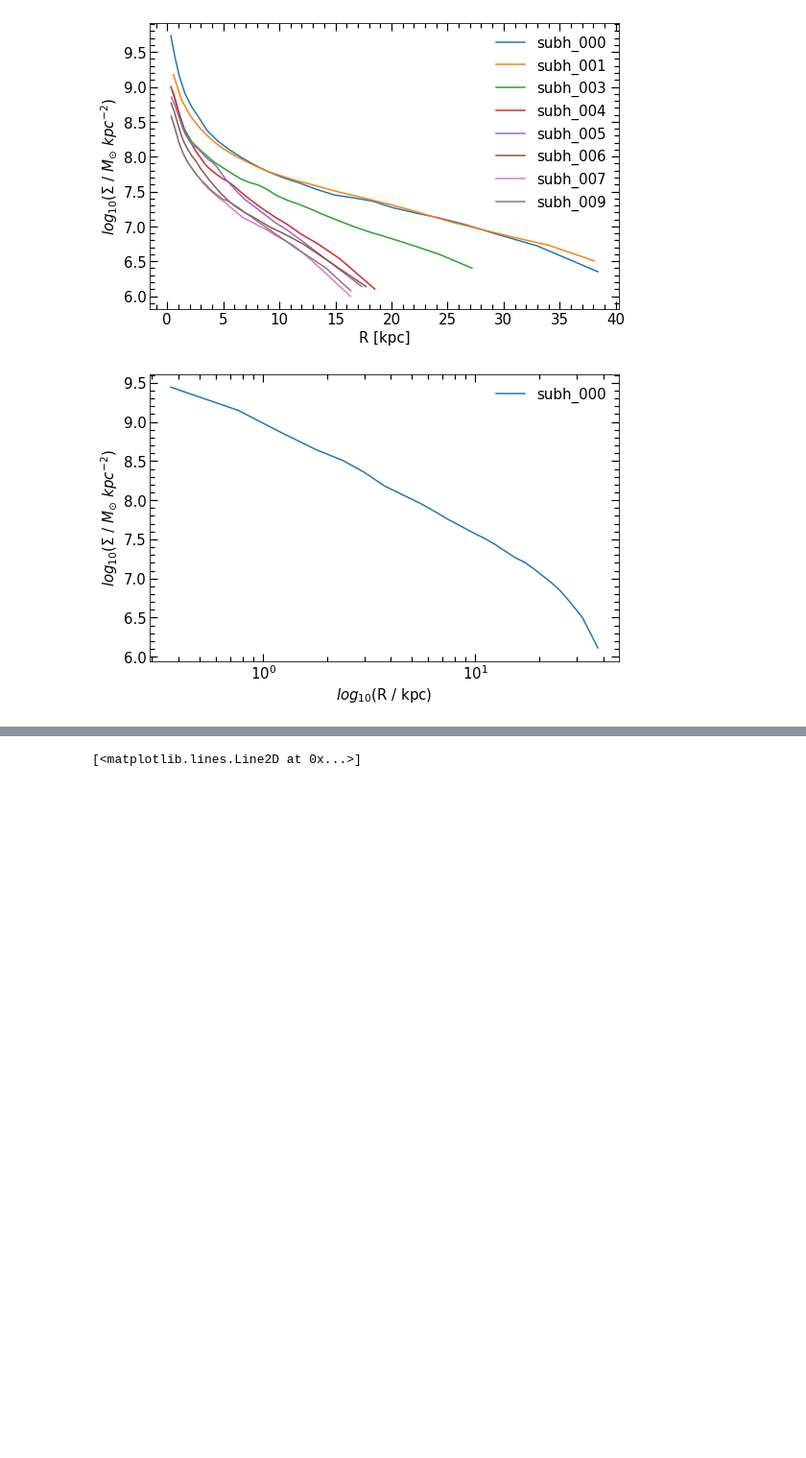
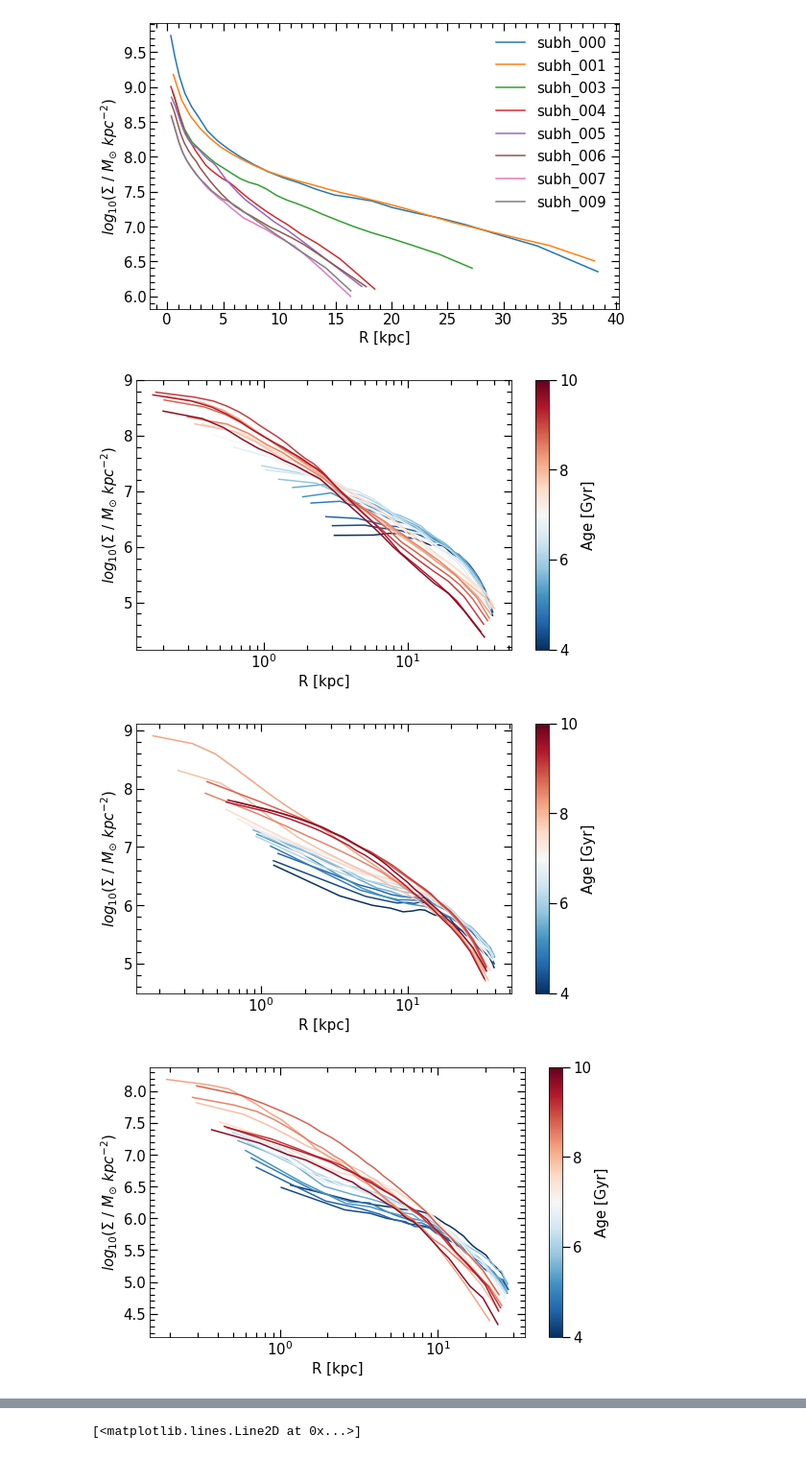
Before and after one commit to ornemarioni/gradients, a Jupyter notebook: programs/surface_density.ipynb, the cells around one changed output, grey strips where cells are left out. Shown: that part at 96% size. Cells and saved outputs as stored; diff of their text form; code cells hidden in the pictures; blank space fills up the shorter version.

```diff
--- a/programs/surface_density.ipynb
+++ b/programs/surface_density.ipynb
@@ -114,11 +114,12 @@ import rotation_mio as rot
 import numpy as np
 import time_conversion as time
 import bines2 as bines
+import matplotlib as mpl
 
 
 path = '/z/omarioni/gradients/_simulations/snap_127/'
 
-for j in subh_ind[:1]:
+for j in subh_ind[:8]:
 
     snap = h5py.File(path + 'subhalo_'+str('%03d'%j)+'.h5py', 'r')
 
@@ -162,42 +163,71 @@ for j in subh_ind[:1]:
     vz = v_z - vzcm
 
     e1x,e2x,e3x,e1y,e2y,e3y,e1z,e2z,e3z = rot.rot1(mstr,xstr,ystr,zstr,vx,vy,vz,5)
 
     xn  = e1x*xstr + e1y*ystr + e1z*zstr
     yn  = e2x*xstr + e2y*ystr + e2z*zstr
     zn  = e3x*xstr + e3y*ystr + e3z*zstr
     vxn = e1x*vx + e1y*vy + e1z*vz
     vyn = e2x*vx + e2y*vy + e2z*vz
     vzn = e3x*vx + e3y*vy + e3z*vz
 
     rn = np.sqrt(xn**2 + yn**2 + zn**2 )
 
     limit, = np.where(rn < 0.15*R200 )
 
     age_ = age[limit]
 
-    edades, = np.where((age_>4) & (age_<10))
 
-    R = np.sqrt(xn[limit][edades]**2+yn[limit][edades]**2)
-    mass = mstr[limit][edades]
-
-    nbin = 25
-    den = density.surf_density(R,mass*1e10,nbin)
+#     edades, = np.where((age_>4) & (age_<10))
+    x_str = xn[limit]
+    y_str = yn[limit]
+    z_str = zn[limit]
 
     fig, ax = plt.subplots(nrows=1, ncols=1, figsize=(8,5))
-    fig.subplots_adjust(bottom=0.1, left =0.12, right = 0.97, top = 0.93, wspace=0., hspace= 0)
+    fig.subplots_adjust(bottom=0.15, left =0.12, right = 0.97, top = 0.93, wspace=0., hspace= 0)
 
-    ax.plot(den[1],np.log10(den[0]), ls='-', label='subh_'+str('%03d'%j))
+    if j == 9:
+        nb = 8
+    else:
+        nb = 20
+
+    delta = (10.-4.)/nb
+    rango = np.arange(4,10,delta)
+
+
+    color_range = np.linspace(4,10,nb)
+    norm = mpl.colors.Normalize(vmin = color_range.min(),vmax= color_range.max())
+    cmap = mpl.cm.ScalarMappable(norm = norm, cmap = 'RdBu_r')
+
+    for i in rango:
+
+        agelim = np.where((age_>i) & (age_<i+delta))
+
+        R = np.sqrt(x_str[agelim]**2 + y_str[agelim]**2)
+        mass = mstr[limit][agelim]
+
+        nbin = 25
+        den = density.surf_density(R,mass*1e10,nbin)
+
+        ax.plot(den[1],np.log10(den[0]), ls='-',color = cmap.to_rgba(i))
+
+    cbar = fig.colorbar(cmap,ticks=[4,6,8,10]) #pad=0.01)
+    cbar.set_label('Age [Gyr]',fontsize=15)
+    cbar.ax.tick_params( labelsize=15)
+    cbar.ax.tick_params(length=8, width=1.2, which='major')
+
     ax.set_xscale('log')
     ax.minorticks_on()
     ax.tick_params( labelsize=15)
     ax.tick_params('both', length=5, width=1.2,which='minor', direction='in', right='on',top='on')
     ax.tick_params('both', length=8, width=1.2,which='major', direction='in', right='on',top='on')
     # ax.set_xlim(0,14)
     ax.set_ylabel('$log_{10}$($\Sigma$ / $M_{\odot}$ $kpc^{-2}$)',fontsize=15)
-    ax.set_xlabel('$log_{10}$(R / kpc)',fontsize=15)
-    ax.legend(fontsize=15,frameon=False)
+    ax.set_xlabel('R [kpc]',fontsize=15)
+#     ax.legend(fontsize=15,frameon=False)
 
-#     fig.savefig('../_imagenes/surf_density.png',dpi=100, xxbox_inches='tight')
+    fig.savefig('../_imagenes/surf_density/sd_subh_'+str('%03d'%j)+'.png',dpi=100, xxbox_inches='tight')
 # %% [output]
-[figure, old version]
+[figure, new version]
+[figure, added]
+[figure, added]
```
Also changed, not shown: parts of 7 cells of this notebook, 4 other files.
